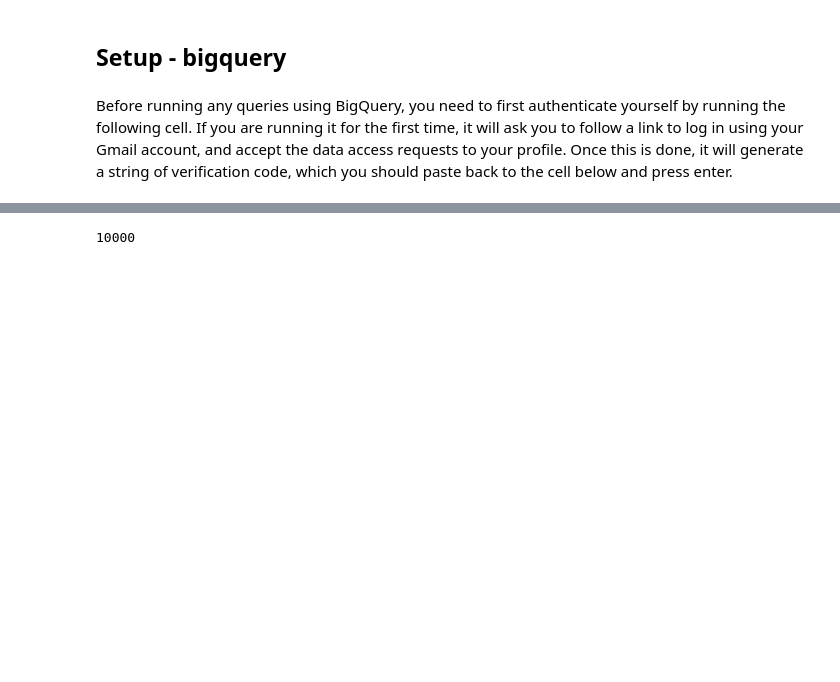
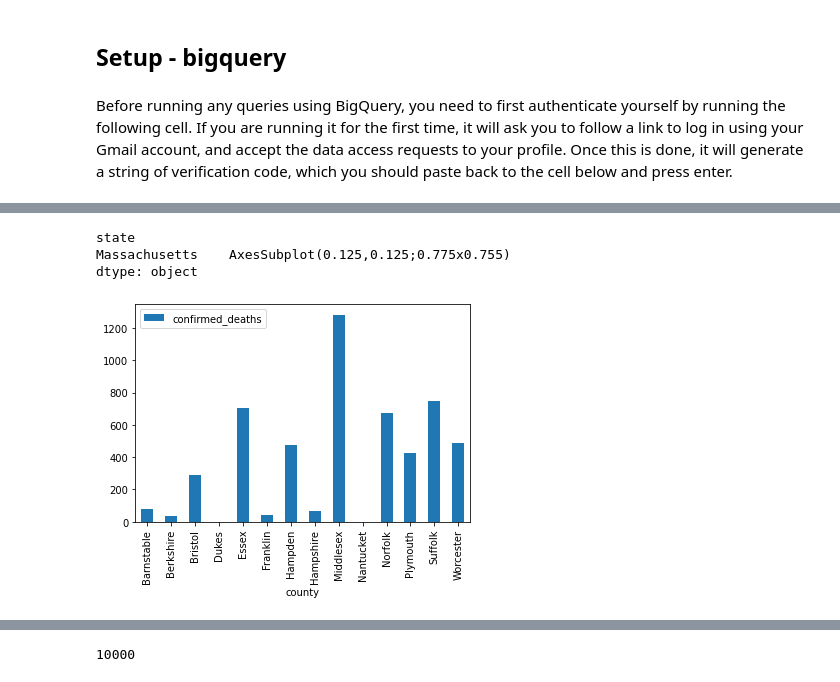
Before and after one commit to Adamantia/covid19-mit-teamd004, a Jupyter notebook: Covid19_Datathon_Team_d004.ipynb, the cells around one changed output, grey strips where cells are left out. Drawn from its saved outputs; the diff is of its cells as text; code cells hidden in the pictures; blank space fills up the shorter version.

```diff
--- a/Covid19_Datathon_Team_d004.ipynb
+++ b/Covid19_Datathon_Team_d004.ipynb
@@ -149,0 +251,5 @@ def run_query(query):
+# %%
+url_nyt = 'https://raw.githubusercontent.com/nytimes/covid-19-data/master/live/us-counties.csv'
+df_nyt = pd.read_csv(url_nyt)
+df_nyt_ma = df_nyt[(df_nyt['state']== 'Massachusetts') & (df_nyt['county'] != 'Unknown')]
+df_nyt_ma.head()
@@ -149,0 +263,9 @@ def run_query(query):
+# %%
+df_ma_county = df_nyt_ma.groupby(df_nyt_ma['state'])
+# %%
+df_ma_county.plot(x='county', y='confirmed_deaths', kind='bar')
+# %% [output]
+state
+Massachusetts    AxesSubplot(0.125,0.125;0.775x0.755)
+dtype: object
+[figure, added]
```
Also changed, not shown: parts of 38 cells of this notebook.
